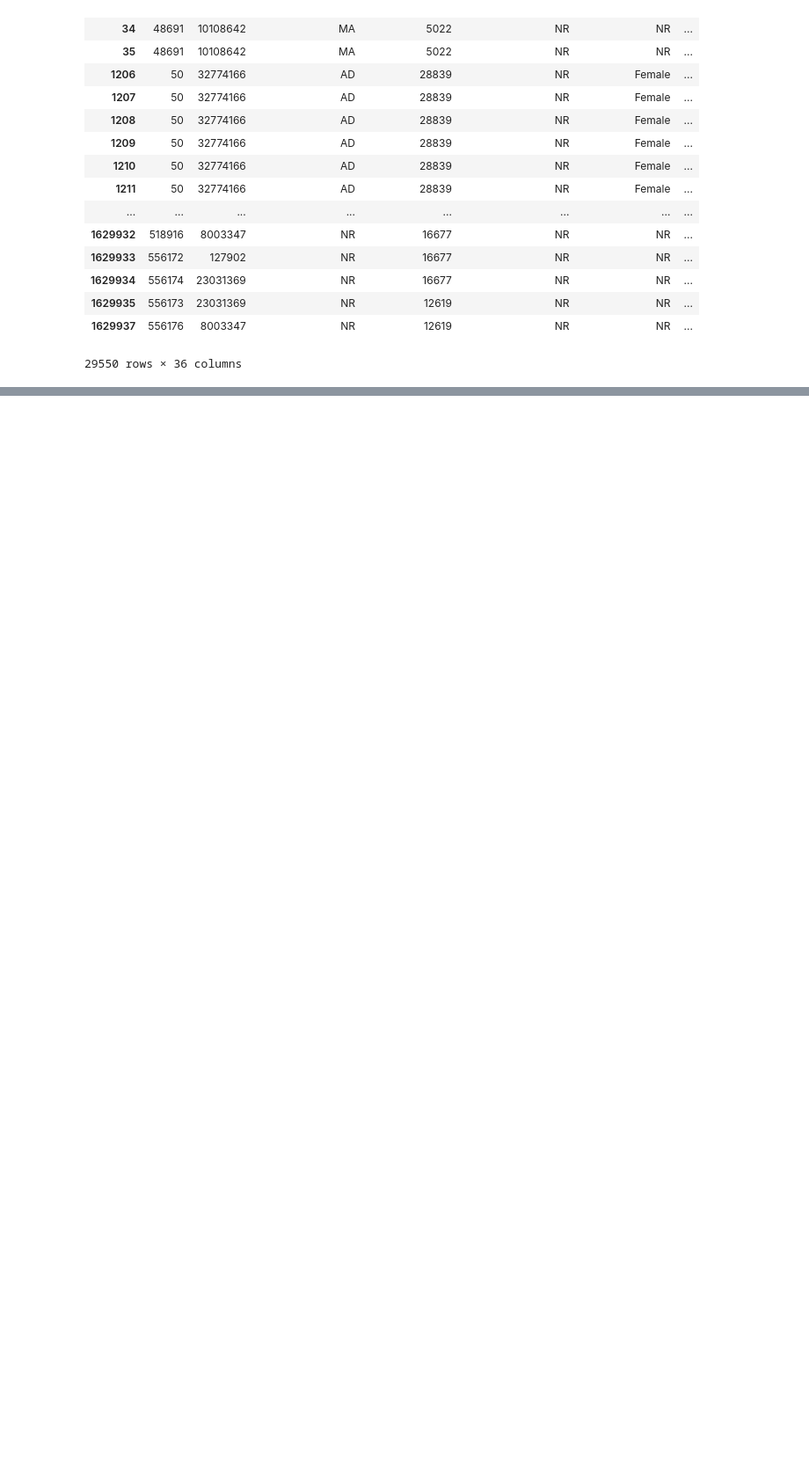
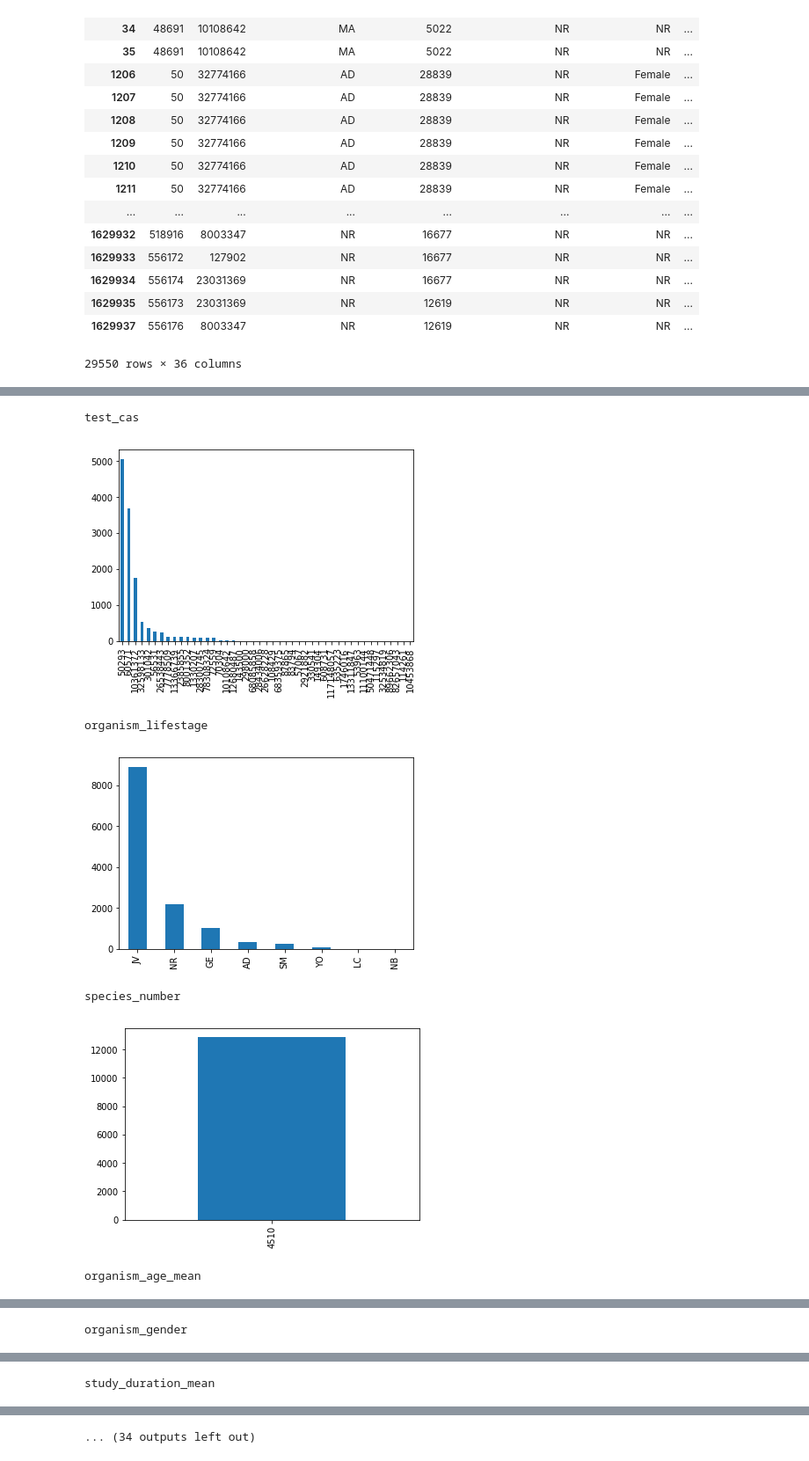
Before and after one commit to Kan4me/pupplystics, a Jupyter notebook: 0428_mort_graph/mammal_analysis.ipynb, the cells around one changed output, grey strips where cells are left out. Shown at 88% size. Cells and saved outputs as stored; diff of their text form; code cells hidden in the pictures; blank space fills up the shorter version.

```diff
--- a/0428_mort_graph/mammal_analysis.ipynb
+++ b/0428_mort_graph/mammal_analysis.ipynb
@@ -72,0 +124,46 @@ df_mammals
+# %%
+# column_names = df_norv.columns.tolist()
+# not_useable_list = ['dose3_mean','dose2_mean','conc3_mean', 'measurement_comments', 'test_id', 'effect','measurement','species_number','animal_class', 'common_name','kingdom','animal_class','chemical_name','tax_order','family','species']
+
+column_names = ['test_cas',
+ 'organism_lifestage',
+ 'species_number',
+ 'organism_age_mean',
+ 'organism_gender',
+ 'study_duration_mean',
+ 'exposure_duration_mean',
+ 'test_type',
+ 'num_doses_mean',
+ 'application_freq_mean',
+ 'halflife_mean',
+ 'result_id',
+ 'conc1_mean',
+ 'conc2_mean',
+ 'dose_id',
+ 'dose1_mean',
+ 'dose_resp_id',
+ 'dose_resp_detail_id',
+ 'carrier_id',
+ 'cas_number',
+ 'chem_name',
+ 'formulation',
+ 'chemical_name']
+
+
+# for column in column_names:
+#     for not_useable in not_useable_list:
+#         if (column == not_useable):
+#             column_names.remove(not_useable)
+
+for column in column_names:
+    print(column)
+    df_norv[column].value_counts().plot.bar()
+    plt.show()
+# %% [output]
+test_cas
+[figure, added]
+organism_lifestage
+[figure, added]
+species_number
+[figure, added]
+organism_age_mean
@@ -72,0 +171 @@ df_mammals
+organism_gender
@@ -72,0 +173 @@ df_mammals
+study_duration_mean
@@ -72,0 +175 @@ df_mammals
+... (34 outputs left out)
```
Also changed, not shown: parts of 9 cells of this notebook, 1 other file.
